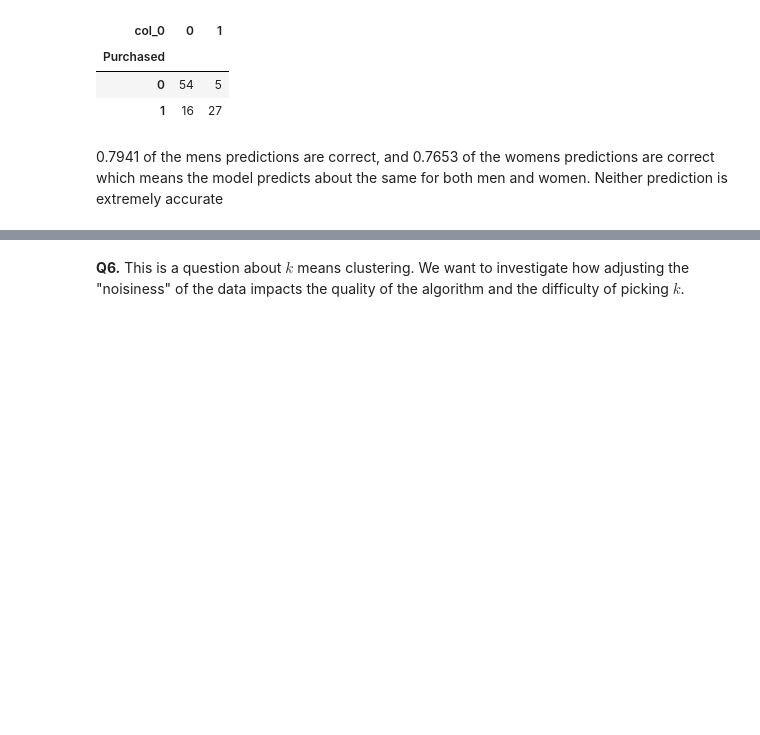
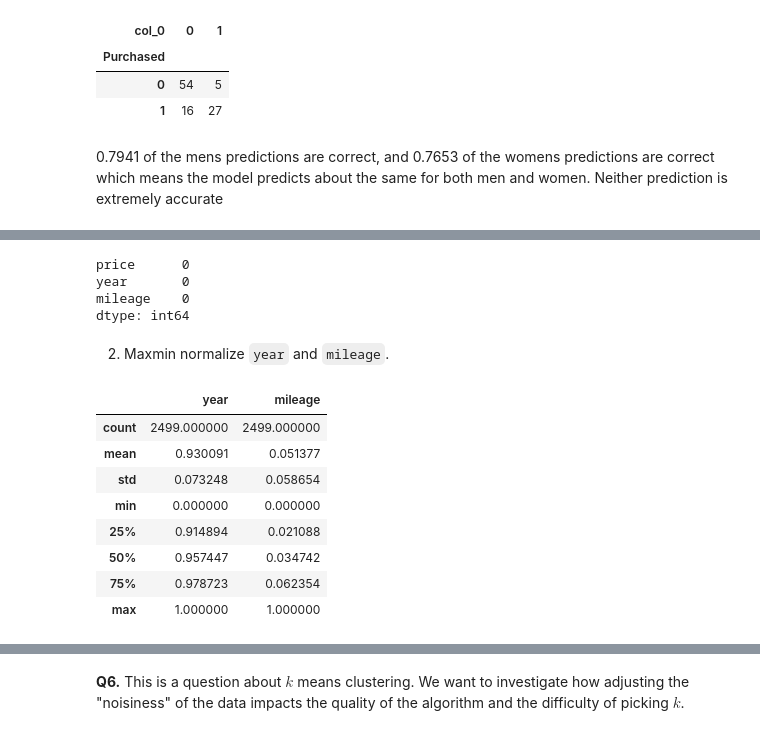
Before and after one commit to gdgurrola/assignment3, a Jupyter notebook: assignment_knn_and_kmc.ipynb, the cells around one changed output, grey strips where cells are left out. Cells and saved outputs as stored; diff of their text form; code cells hidden in the pictures; blank space fills up the shorter version.

```diff
--- a/assignment_knn_and_kmc.ipynb
+++ b/assignment_knn_and_kmc.ipynb
@@ -229,0 +181,31 @@ OK, those are the data: Labels attached to handwritten digits encoded as a matri
+# %%
+missing_values = cars_df.isna().sum()
+print(missing_values)
+# There are no missing values in the data frame
+# %% [output]
+price      0
+year       0
+mileage    0
+dtype: int64
+# %% [markdown]
+2. Maxmin normalize `year` and `mileage`.
+# %%
+vars = ['year','mileage']
+X = cars_df.loc[:,vars]
+y = cars_df['price']
+
+def maxmin(x):
+    x = (x-min(x))/(max(x)-min(x))
+    return x
+X = X.apply(maxmin)
+X.describe()
+# %% [output]
+|  | year | mileage |
+| count | 2499.000000 | 2499.000000 |
+| mean | 0.930091 | 0.051377 |
+| std | 0.073248 | 0.058654 |
+| min | 0.000000 | 0.000000 |
+| 25% | 0.914894 | 0.021088 |
+| 50% | 0.957447 | 0.034742 |
+| 75% | 0.978723 | 0.062354 |
+| max | 1.000000 | 1.000000 |
```
Also changed, not shown: parts of 15 cells of this notebook.
